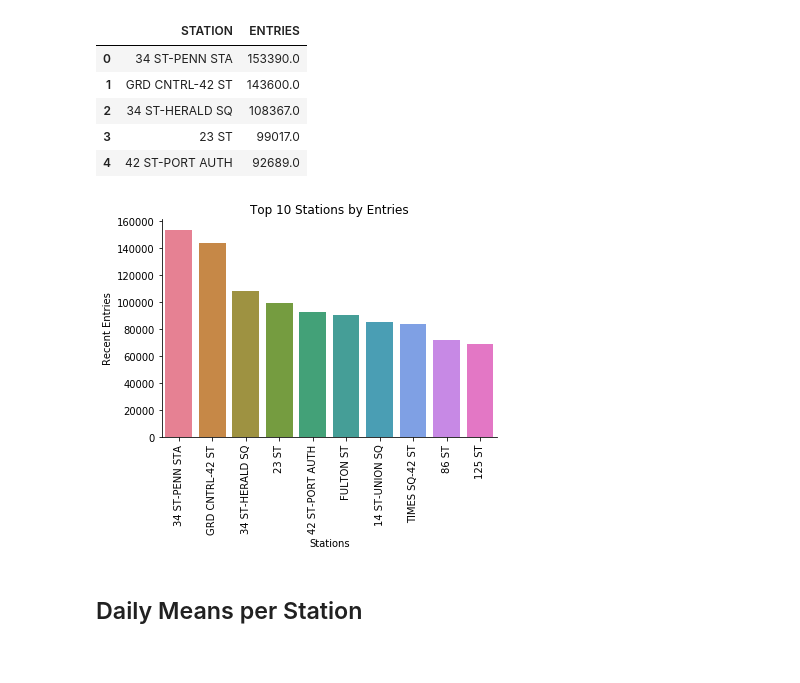
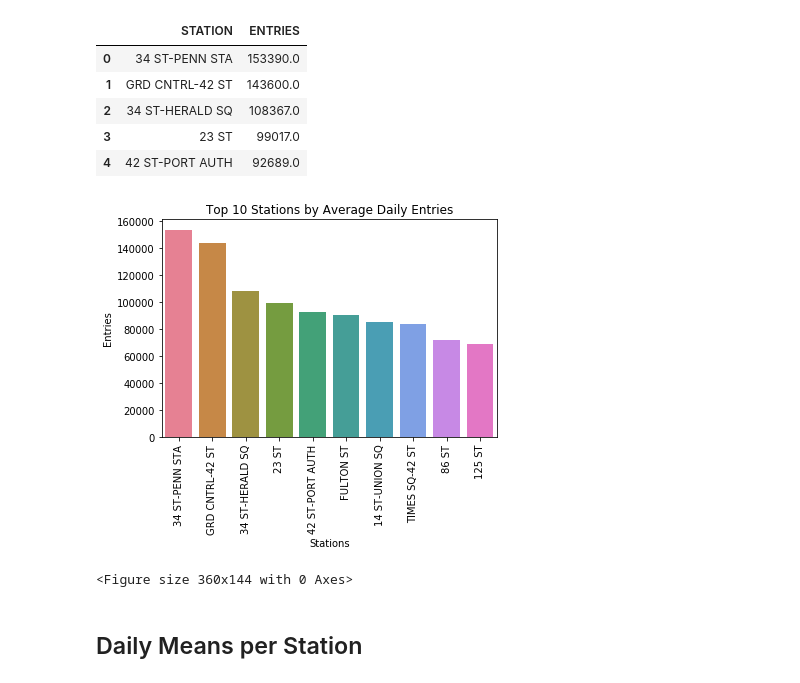
Before and after one commit to alexmuhr/metis_project_1, a Jupyter notebook: Project1_Master.ipynb, the cells around one changed output. Saved outputs shown, nothing was run; the diff lists cells and outputs as text; code cells hidden in the pictures.

Commit message:
changed median top 10 to mean top 10 for consistency

```diff
--- a/Project1_Master.ipynb
+++ b/Project1_Master.ipynb
@@ -188,9 +181,9 @@ daily_net_per_station.head(10)
 | 8 | 1 AV | 01/09/2019 | 20315.0 | 2019-01-09 | 2 |
 | 9 | 1 AV | 01/10/2019 | 20334.0 | 2019-01-10 | 3 |
 # %%
-daily_medians = daily_net_per_station[['STATION', 'ENTRIES']].groupby(by = 'STATION').agg({'ENTRIES': 'median'})
+daily_means = daily_net_per_station[['STATION', 'ENTRIES']].groupby(by = 'STATION').agg({'ENTRIES': 'mean'})
 
-daily_medians.head()
+daily_means.head()
 # %% [output]
 |  | ENTRIES |
 | STATION |  |
@@ -202,6 +195,6 @@ daily_medians.head()
 # %%
-top_10_daily_medians = daily_medians.sort_values(by = 'ENTRIES', ascending = False).head(10)
-top_10_daily_medians.head(10)
+top_10_daily_mean = daily_medians.sort_values(by = 'ENTRIES', ascending = False).head(10)
+top_10_daily_mean.head(10)
 # %% [output]
 |  | ENTRIES |
 | STATION |  |
@@ -216,8 +209,8 @@ top_10_daily_medians.head(10)
 | 86 ST | 71764.0 |
 | 125 ST | 68872.0 |
 # %%
-top_10_daily_medians.reset_index(inplace = True)
-top_10_daily_medians.head()
+top_10_daily_mean.reset_index(inplace = True)
+top_10_daily_mean.head()
 # %% [output]
 |  | STATION | ENTRIES |
 | 0 | 34 ST-PENN STA | 153390.0 |
@@ -227,10 +220,12 @@ top_10_daily_medians.head()
 | 4 | 42 ST-PORT AUTH | 92689.0 |
 # %%
 #Plotting top 10
-ax = sns.barplot(x = top_10_daily_medians['STATION'], y = top_10_daily_medians['ENTRIES'],data=top_10_daily,palette = sns.color_palette("husl", 10))
-ax.set(xlabel='Stations', ylabel='Recent Entries')
-ax.set_title('Top 10 Stations by Entries')
+ax = sns.barplot(x = top_10_daily_mean['STATION'], y = top_10_daily_mean['ENTRIES'],data=top_10_daily_medians,palette = sns.color_palette("husl", 10))
+ax.set(xlabel='Stations', ylabel='Entries')
+ax.set_title('Top 10 Stations by Average Daily Entries')
 plt.xticks(rotation=90)
+plt.figure(figsize = (5,2))
 sns.despine();
 # %% [output]
-[figure, old version]
+[figure, new version]
+<Figure size 360x144 with 0 Axes>
```
Also changed, not shown: parts of 12 cells of this notebook.
